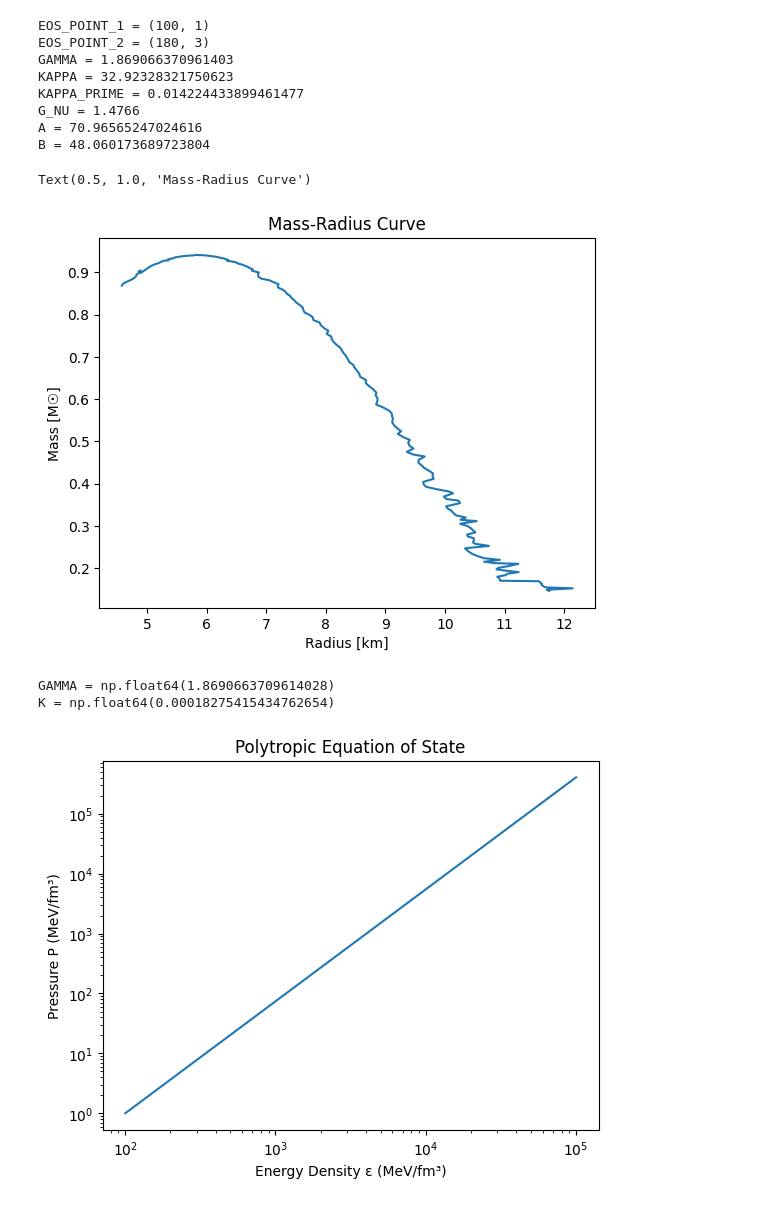
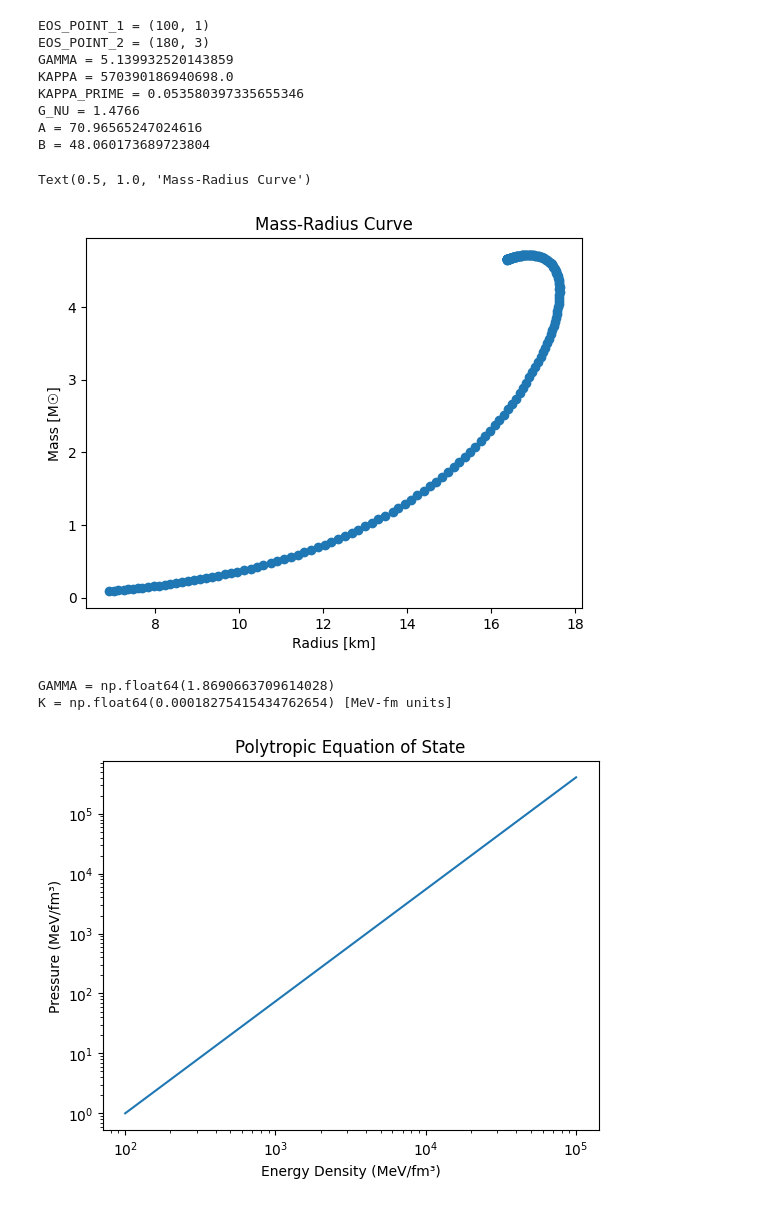
Before and after one commit to EHMD28/learn-scipy, a Jupyter notebook: tov/proof_of_concept.ipynb, the cells around one changed output. Saved outputs shown, nothing was run; the diff lists cells and outputs as text; code cells hidden in the pictures.

```diff
--- a/tov/proof_of_concept.ipynb
+++ b/tov/proof_of_concept.ipynb
@@ -38,7 +38,7 @@ def kappa_prime(kappa, gamma):
 EOS_POINT_1 = (100, 1)  # (ε, P) in MeV/fm^3
 EOS_POINT_2 = (180, 3)  # (ε, P) in MeV/fm^3
 # TEMP (ref gamma): 1.869066370961403
-GAMMA = gamma(EOS_POINT_1, EOS_POINT_2) # Dimensionless
+GAMMA = 2.75 * 1.869066370961403 # Dimensionless
 KAPPA = kappa(EOS_POINT_1, GAMMA)  # Units to cancel out epsilon^gamma where epsilon is in M☉/km^3.
 KAPPA_PRIME = kappa_prime(KAPPA, GAMMA) # Dimensionless
 
@@ -110,8 +110,8 @@ def test_single_p_c():
     print(f"{r = } km | {m = } solar masses")
 
 
-def generate_mass_radius_curve() -> tuple[list[float], list[float]]:
-    pressure_range = np.logspace(0, 4, num=200)
+def generate_mass_radius_curve(p_start, p_end) -> tuple[list[float], list[float]]:
+    pressure_range = np.logspace(p_start, p_end, num=200)
     radii = []
     masses = []
     for p_c in pressure_range:
@@ -147,31 +147,31 @@ DEBUG()
 # %% [output]
 EOS_POINT_1 = (100, 1)
 EOS_POINT_2 = (180, 3)
-GAMMA = 1.869066370961403
-KAPPA = 32.92328321750623
-KAPPA_PRIME = 0.014224433899461477
+GAMMA = 5.139932520143859
+KAPPA = 570390186940698.0
+KAPPA_PRIME = 0.053580397335655346
 G_NU = 1.4766
 A = 70.96565247024616
 B = 48.060173689723804
 # %%
 import matplotlib.pyplot as plt
 
-radii, masses = generate_mass_radius_curve()
+radii, masses = generate_mass_radius_curve(0, 5)
 
-fig, ax = plt.subplots()
-ax.plot(radii, masses)
-ax.set_ylabel("Mass [M☉]")
-ax.set_xlabel("Radius [km]")
-ax.set_title("Mass-Radius Curve")
+fig, ax1 = plt.subplots()
+ax1.scatter(radii, masses)
+ax1.set_ylabel("Mass [M☉]")
+ax1.set_xlabel("Radius [km]")
+ax1.set_title("Mass-Radius Curve")
 # %% [output]
 Text(0.5, 1.0, 'Mass-Radius Curve')
-[figure, old version]
+[figure, new version]
 # %%
 import numpy as np
 import matplotlib.pyplot as plt
 
 EOS_POINT_1 = (100, 1)  # (ε, P) in MeV/fm^3
-EOS_POINT_2 = (180, 3)
+EOS_POINT_2 = (180, 3)  # (ε, P) in MeV/fm^3
 
 eps1, p1 = EOS_POINT_1
 eps2, p2 = EOS_POINT_2
@@ -180,24 +180,24 @@ GAMMA = np.log10(p2 / p1) / np.log10(eps2 / eps1)
 K = p1 / (eps1**GAMMA)
 
 
-def eos_p(eps):
+@np.vectorize
+def eos_p(eps: float):
     return K * eps**GAMMA
 
 
 epsilons = np.logspace(2, 5, 200)
 pressures = eos_p(epsilons)
 
-fig, ax = plt.subplots()
+fig, ax1 = plt.subplots()
 
-ax.loglog(epsilons, pressures)
-
-ax.set_xlabel("Energy Density ε (MeV/fm³)")
-ax.set_ylabel("Pressure P (MeV/fm³)")
-ax.set_title("Polytropic Equation of State")
+ax1.loglog(epsilons, pressures)
+ax1.set_xlabel("Energy Density (MeV/fm³)")
+ax1.set_ylabel("Pressure (MeV/fm³)")
+ax1.set_title("Polytropic Equation of State")
 
 print(f"{GAMMA = }")
-print(f"{K = }")
+print(f"{K = } [MeV-fm units]")
 # %% [output]
 GAMMA = np.float64(1.8690663709614028)
-K = np.float64(0.00018275415434762654)
+K = np.float64(0.00018275415434762654) [MeV-fm units]
-[figure, old version]
+[figure, new version]
```
Also changed, not shown: parts of 1 cell of this notebook, 3 other files.
